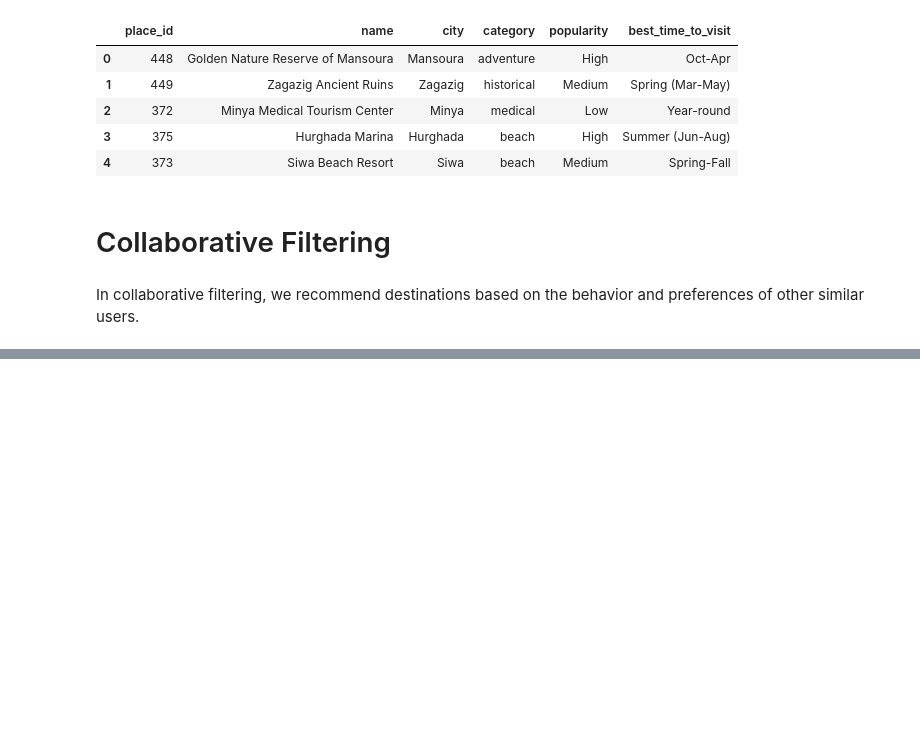
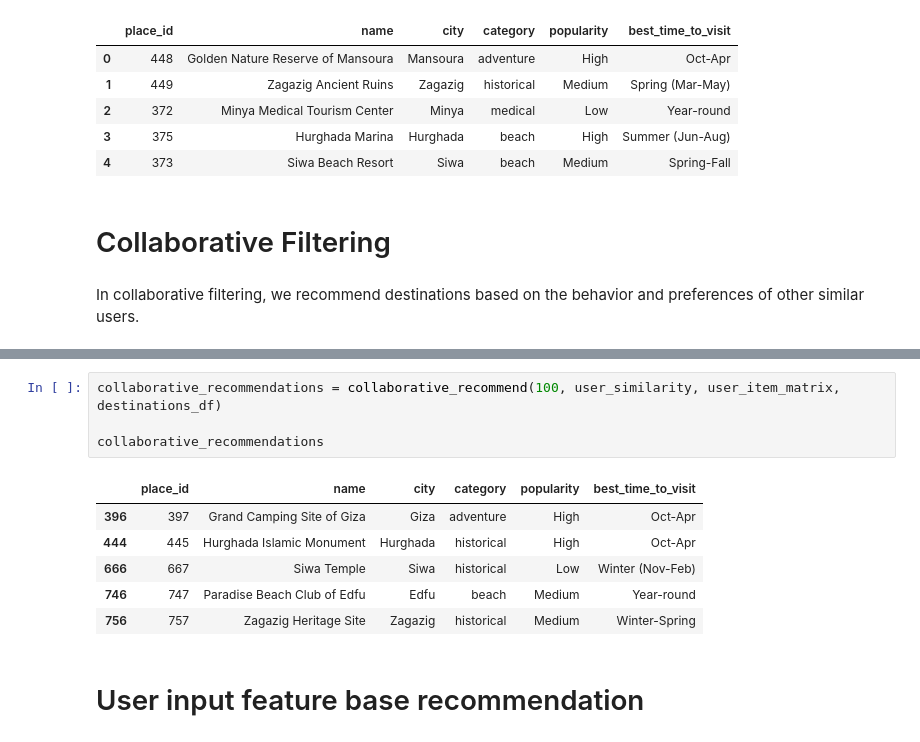
Before and after one commit to rowida2/recommendation-system-project, a Jupyter notebook: Travel_Recommendation_System.ipynb, the cells around one changed output, grey strips where cells are left out. Cells and saved outputs as stored; diff of their text form; blank space fills up the shorter version.

```diff
--- a/Travel_Recommendation_System.ipynb
+++ b/Travel_Recommendation_System.ipynb
@@ -263,0 +336,13 @@ In collaborative filtering, we recommend destinations based on the behavior and
+# %%
+collaborative_recommendations = collaborative_recommend(100, user_similarity, user_item_matrix, destinations_df)
+
+collaborative_recommendations
+# %% [output]
+|  | place_id | name | city | category | popularity | best_time_to_visit |
+| 396 | 397 | Grand Camping Site of Giza | Giza | adventure | High | Oct-Apr |
+| 444 | 445 | Hurghada Islamic Monument | Hurghada | historical | High | Oct-Apr |
+| 666 | 667 | Siwa Temple | Siwa | historical | Low | Winter (Nov-Feb) |
+| 746 | 747 | Paradise Beach Club of Edfu | Edfu | beach | Medium | Year-round |
+| 756 | 757 | Zagazig Heritage Site | Zagazig | historical | Medium | Winter-Spring |
+# %% [markdown]
+# User input feature base recommendation
```
Also changed, not shown: parts of 12 cells of this notebook.
